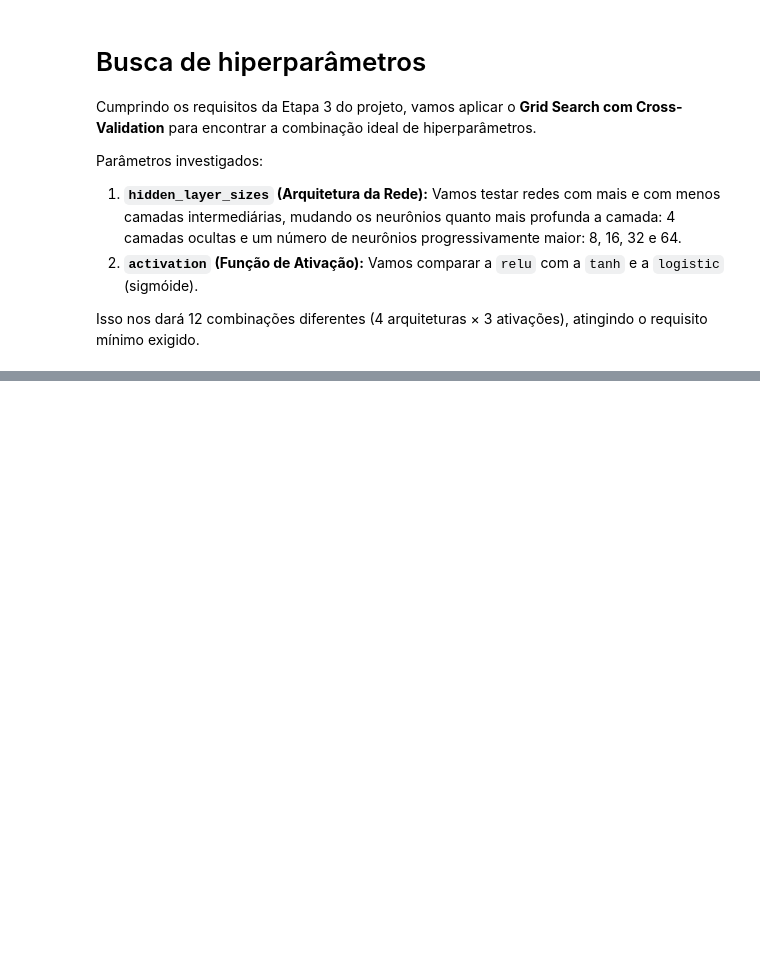
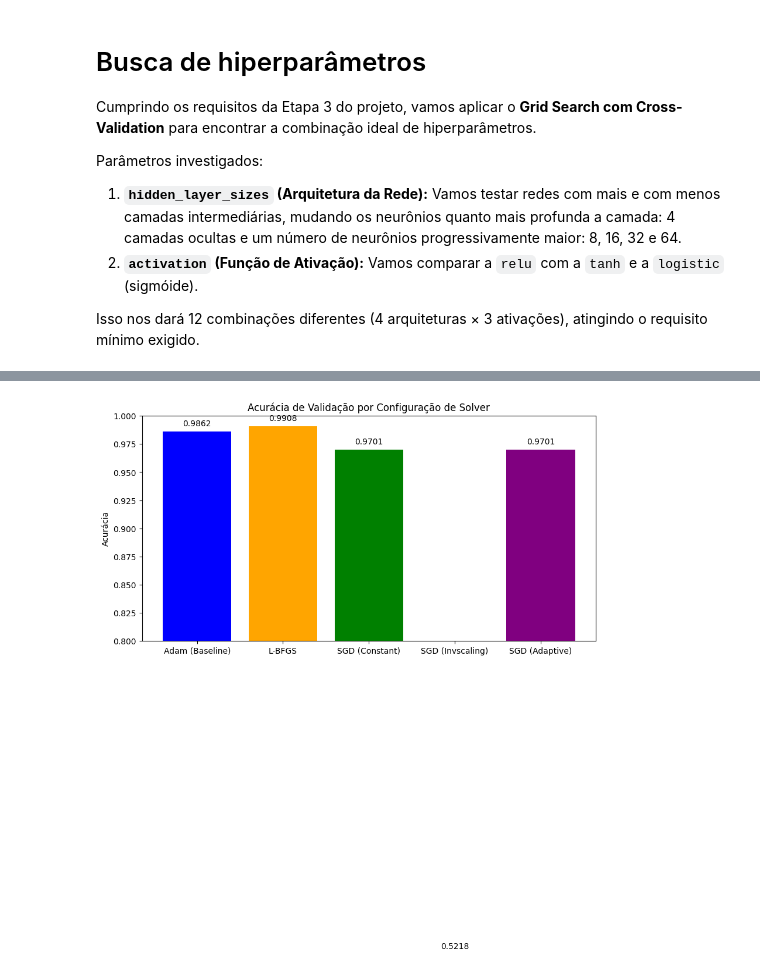
Before and after one commit to DaviMacielCavalcante/projeto-ml-basico, a Jupyter notebook: chess_Pablo.ipynb, the cells around one changed output, grey strips where cells are left out. Cells and saved outputs as stored; diff of their text form; code cells hidden in the pictures; blank space fills up the shorter version.

```diff
--- a/chess_Pablo.ipynb
+++ b/chess_Pablo.ipynb
@@ -431,0 +568,15 @@ Conclusões:
+# %%
+# Acurácias
+nomes = [r['Configuração'] for r in resultados]
+acuracias = [r['Acurácia Validação'] for r in resultados]
+
+plt.figure(figsize=(10, 5))
+plt.bar(nomes, acuracias, color=['blue', 'orange', 'green', 'red', 'purple'])
+plt.title('Acurácia de Validação por Configuração de Solver')
+plt.ylabel('Acurácia')
+plt.ylim(0.8, 1.0) # Ajuste do eixo Y para destacar as diferenças
+for i, v in enumerate(acuracias):
+    plt.text(i, v + 0.005, f"{v:.4f}", ha='center')
+plt.show()
+# %% [output]
+[figure, added]
```
Also changed, not shown: parts of 11 cells of this notebook.
